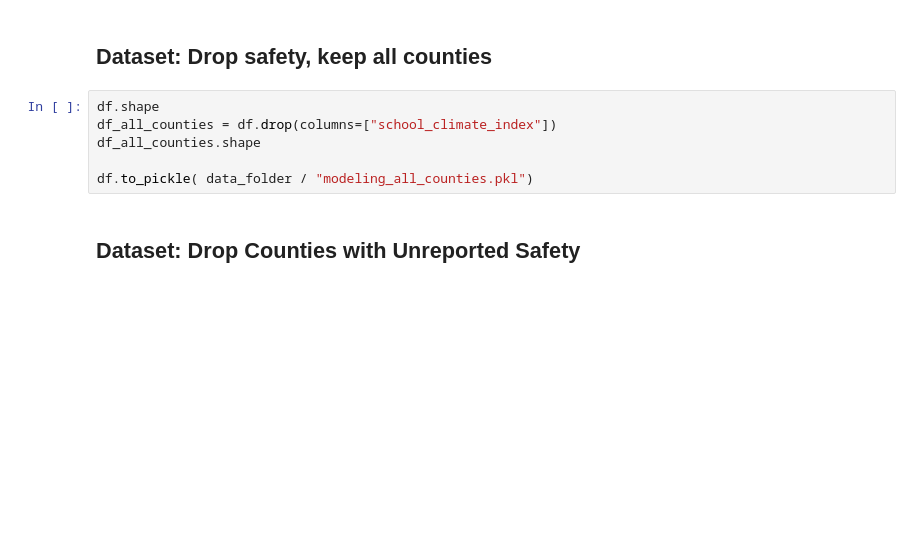
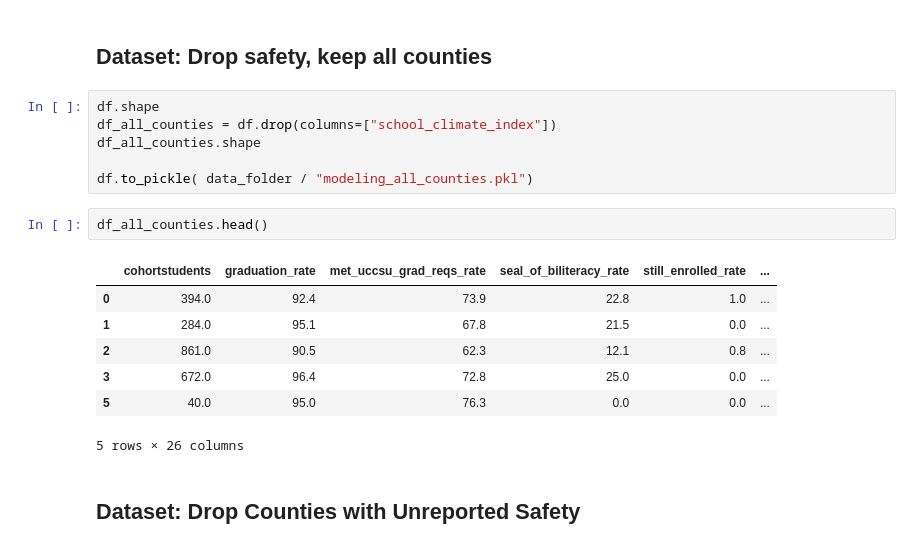
Before and after one commit to junclemente/ads599-capstone_project, a Jupyter notebook: library/02_data_exploration.ipynb, the cells around one changed output. Drawn from its saved outputs; the diff is of its cells as text; blank space fills up the shorter version.

```diff
--- a/library/02_data_exploration.ipynb
+++ b/library/02_data_exploration.ipynb
@@ -1153,6 +1155,16 @@ df_all_counties = df.drop(columns=["school_climate_index"])
 df_all_counties.shape
 
 df.to_pickle( data_folder / "modeling_all_counties.pkl")
+# %%
+df_all_counties.head()
+# %% [output]
+|  | cohortstudents | graduation_rate | met_uccsu_grad_reqs_rate | seal_of_biliteracy_rate | still_enrolled_rate | ... |
+| 0 | 394.0 | 92.4 | 73.9 | 22.8 | 1.0 | ... |
+| 1 | 284.0 | 95.1 | 67.8 | 21.5 | 0.0 | ... |
+| 2 | 861.0 | 90.5 | 62.3 | 12.1 | 0.8 | ... |
+| 3 | 672.0 | 96.4 | 72.8 | 25.0 | 0.0 | ... |
+| 5 | 40.0 | 95.0 | 76.3 | 0.0 | 0.0 | ... |
+5 rows × 26 columns
 # %% [markdown]
 ## Dataset: Drop Counties with Unreported Safety
 # %%
```
Also changed, not shown: parts of 5 cells of this notebook, 16 other files.
